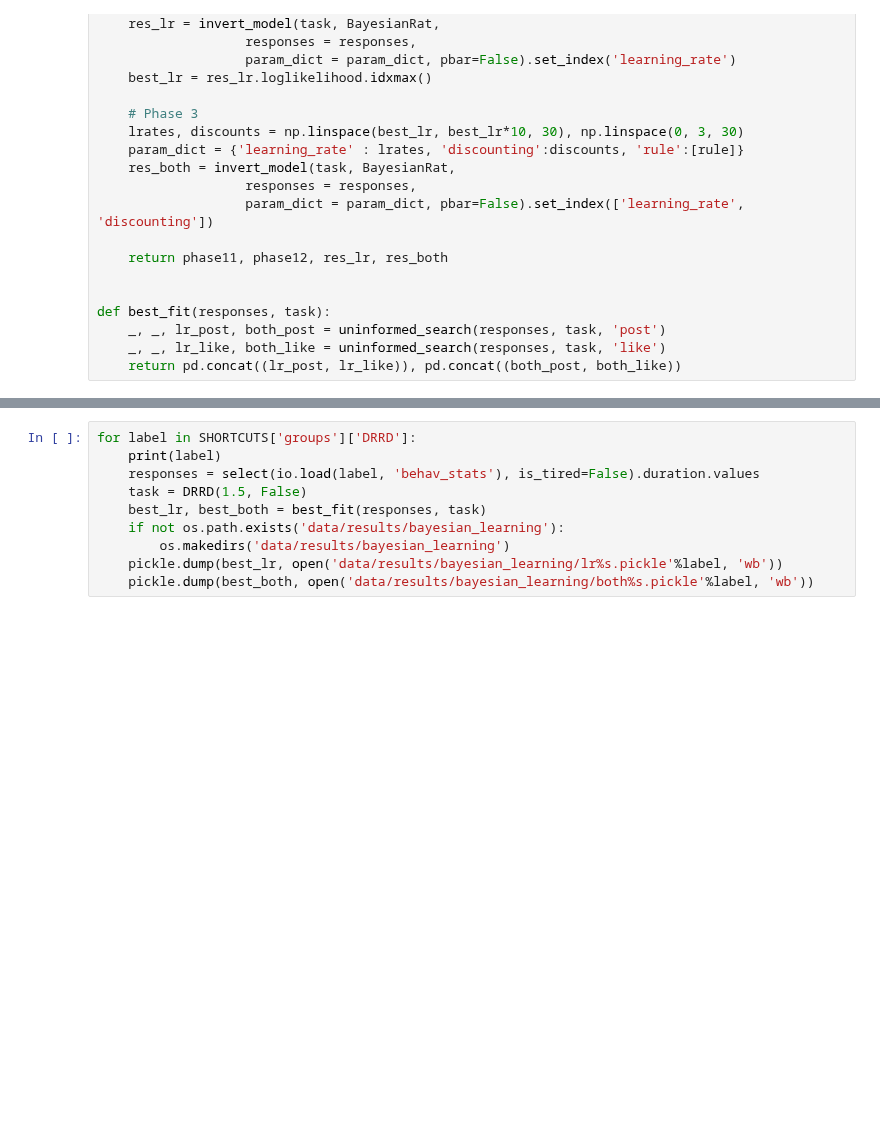
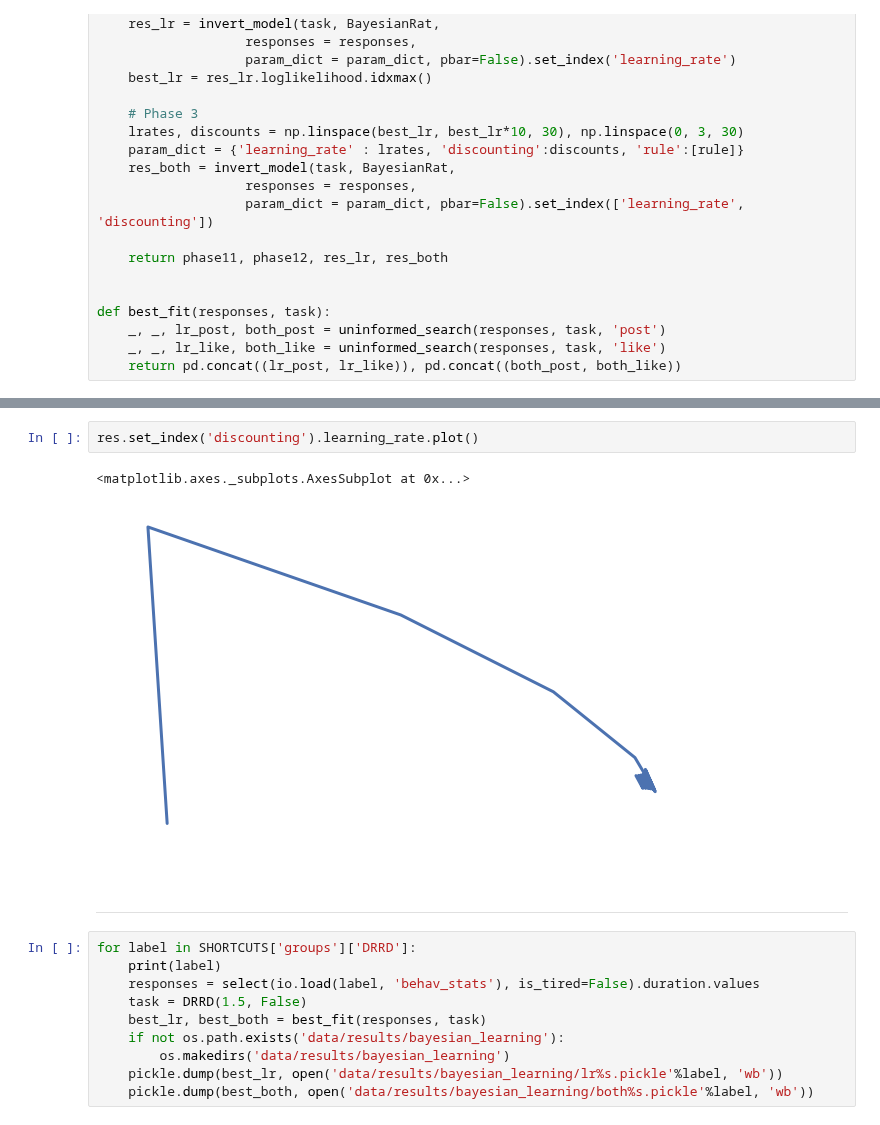
Before and after one commit to EstevaoUyra/spikelearn, a Jupyter notebook: notebooks/exploration/Bayesian rat.ipynb, the cells around one changed output, grey strips where cells are left out. Drawn from its saved outputs; the diff is of its cells as text; blank space fills up the shorter version.

```diff
--- a/notebooks/exploration/Bayesian rat.ipynb
+++ b/notebooks/exploration/Bayesian rat.ipynb
@@ -395,3 +505,10 @@ def best_fit(responses, task):
+# %%
+res.set_index('discounting').learning_rate.plot()
+# %% [output]
+<matplotlib.axes._subplots.AxesSubplot at 0x...>
+[figure, added]
+# %% [markdown]
+---
 # %%
 for label in SHORTCUTS['groups']['DRRD']:
     print(label)
```
Also changed, not shown: parts of 18 cells of this notebook.
